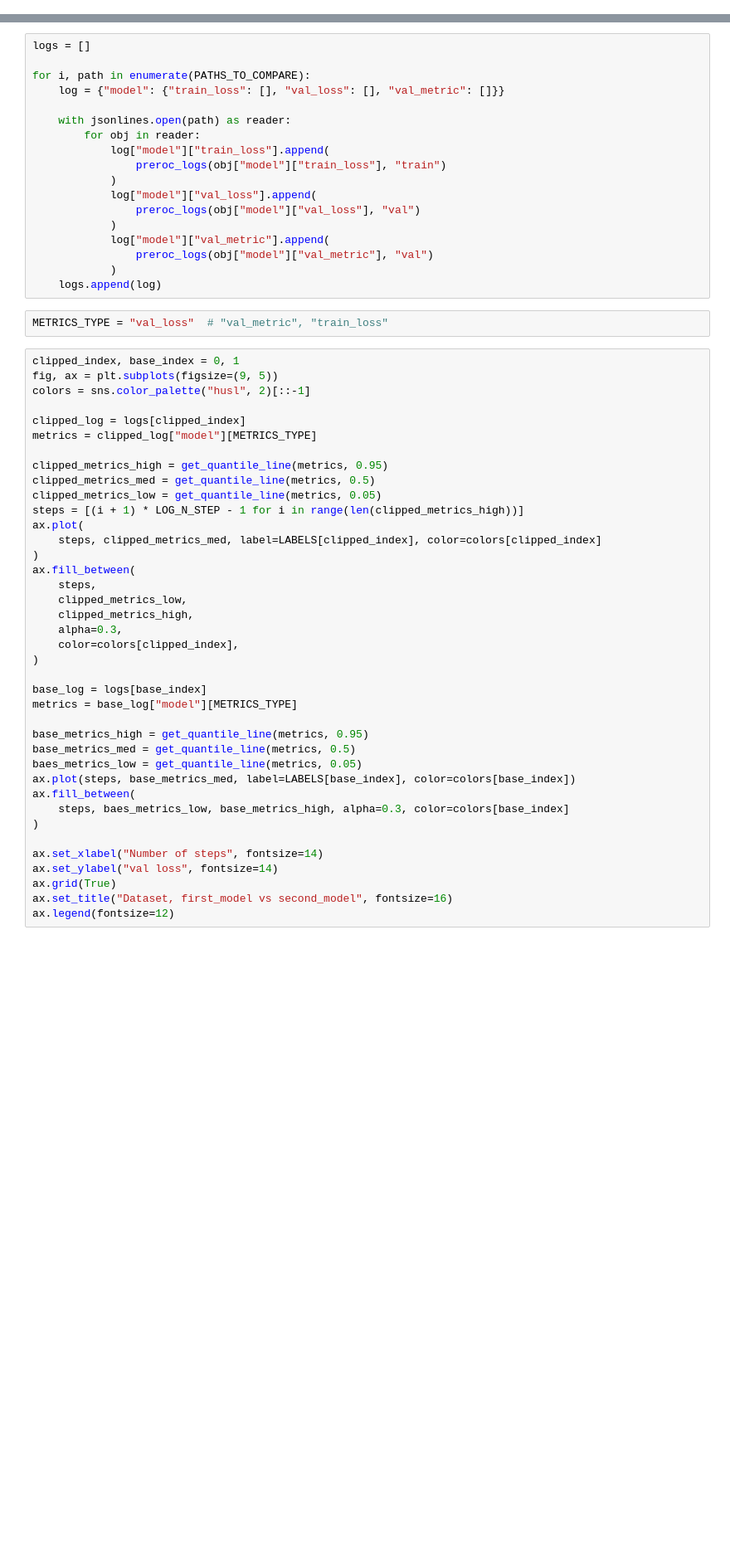
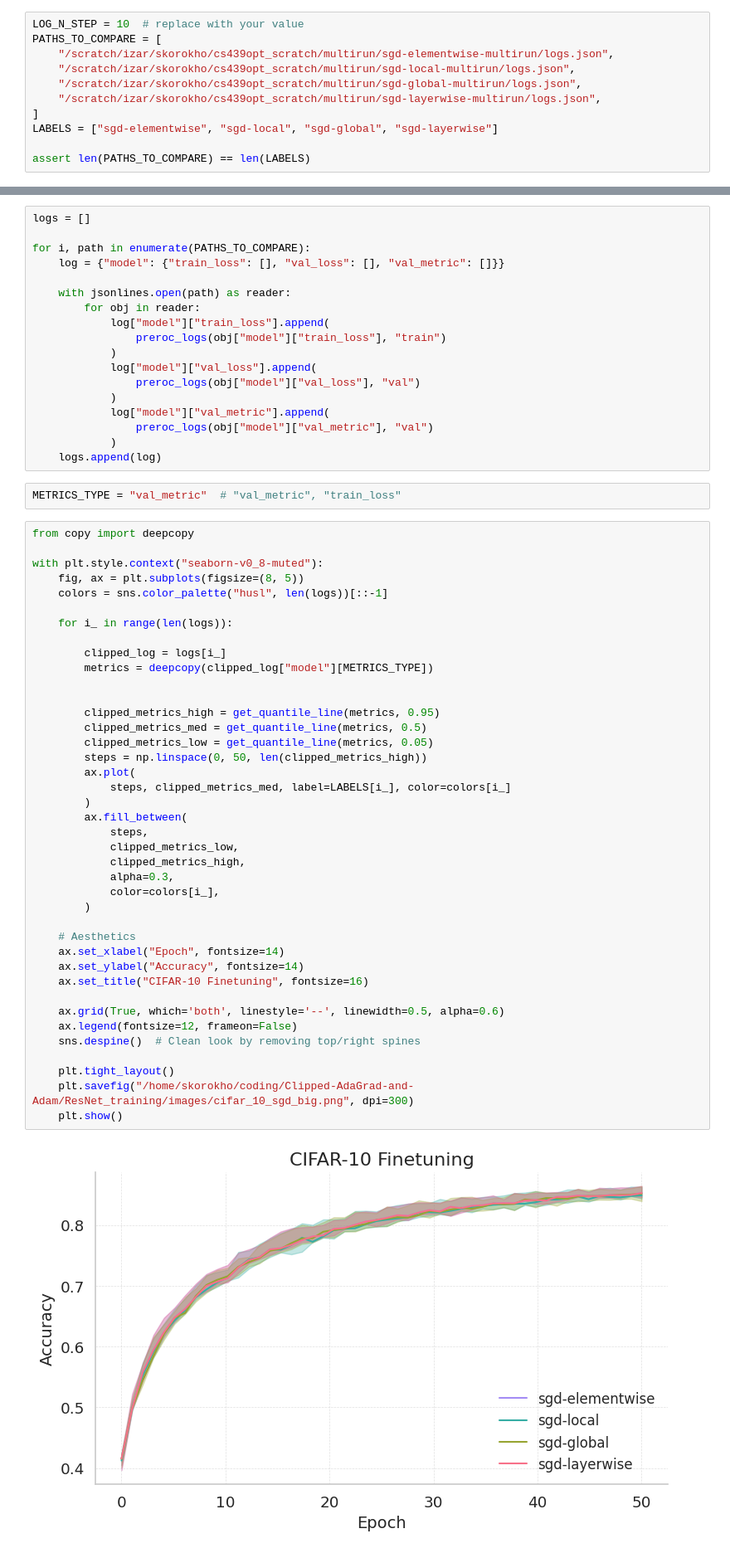
Before and after one commit to Andron00e/Clipped-AdaGrad-and-Adam, a Jupyter notebook: ALBERT_fine_tuning/visualization.ipynb, the cells around one changed output, grey strips where cells are left out. Shown at 83% size. Cells and saved outputs as stored; diff of their text form; blank space fills up the shorter version.

```diff
--- a/ALBERT_fine_tuning/visualization.ipynb
+++ b/ALBERT_fine_tuning/visualization.ipynb
@@ -104,3 +138,14 @@ assert len(PATHS_TO_COMPARE) == len(LABELS)
+# %%
+LOG_N_STEP = 10  # replace with your value
+PATHS_TO_COMPARE = [
+    "/scratch/izar/skorokho/cs439opt_scratch/multirun/sgd-elementwise-multirun/logs.json",
+    "/scratch/izar/skorokho/cs439opt_scratch/multirun/sgd-local-multirun/logs.json",
+    "/scratch/izar/skorokho/cs439opt_scratch/multirun/sgd-global-multirun/logs.json",
+    "/scratch/izar/skorokho/cs439opt_scratch/multirun/sgd-layerwise-multirun/logs.json",
+]
+LABELS = ["sgd-elementwise", "sgd-local", "sgd-global", "sgd-layerwise"]
+
+assert len(PATHS_TO_COMPARE) == len(LABELS)
 # %%
 def preroc_logs(raw_logs, stage, log_n_step=LOG_N_STEP):
     if stage == "train":
@@ -129,43 +174,46 @@ for i, path in enumerate(PATHS_TO_COMPARE):
             )
     logs.append(log)
 # %%
-METRICS_TYPE = "val_loss"  # "val_metric", "train_loss"
+METRICS_TYPE = "val_metric"  # "val_metric", "train_loss"
 # %%
-clipped_index, base_index = 0, 1
-fig, ax = plt.subplots(figsize=(9, 5))
-colors = sns.color_palette("husl", 2)[::-1]
+from copy import deepcopy
 
-clipped_log = logs[clipped_index]
-metrics = clipped_log["model"][METRICS_TYPE]
+with plt.style.context("seaborn-v0_8-muted"):
+    fig, ax = plt.subplots(figsize=(8, 5))
+    colors = sns.color_palette("husl", len(logs))[::-1]
 
-clipped_metrics_high = get_quantile_line(metrics, 0.95)
-clipped_metrics_med = get_quantile_line(metrics, 0.5)
-clipped_metrics_low = get_quantile_line(metrics, 0.05)
-steps = [(i + 1) * LOG_N_STEP - 1 for i in range(len(clipped_metrics_high))]
-ax.plot(
-    steps, clipped_metrics_med, label=LABELS[clipped_index], color=colors[clipped_index]
-)
-ax.fill_between(
-    steps,
-    clipped_metrics_low,
-    clipped_metrics_high,
-    alpha=0.3,
-    color=colors[clipped_index],
-)
+    for i_ in range(len(logs)):
 
-base_log = logs[base_index]
-metrics = base_log["model"][METRICS_TYPE]
+        clipped_log = logs[i_]
+        metrics = deepcopy(clipped_log["model"][METRICS_TYPE])
 
-base_metrics_high = get_quantile_line(metrics, 0.95)
-base_metrics_med = get_quantile_line(metrics, 0.5)
-baes_metrics_low = get_quantile_line(metrics, 0.05)
-ax.plot(steps, base_metrics_med, label=LABELS[base_index], color=colors[base_index])
-ax.fill_between(
-    steps, baes_metrics_low, base_metrics_high, alpha=0.3, color=colors[base_index]
-)
 
-ax.set_xlabel("Number of steps", fontsize=14)
-ax.set_ylabel("val loss", fontsize=14)
-ax.grid(True)
-ax.set_title("Dataset, first_model vs second_model", fontsize=16)
-ax.legend(fontsize=12)
+        clipped_metrics_high = get_quantile_line(metrics, 0.95)
+        clipped_metrics_med = get_quantile_line(metrics, 0.5)
+        clipped_metrics_low = get_quantile_line(metrics, 0.05)
+        steps = np.linspace(0, 50, len(clipped_metrics_high))
+        ax.plot(
+            steps, clipped_metrics_med, label=LABELS[i_], color=colors[i_]
+        )
+        ax.fill_between(
+            steps,
+            clipped_metrics_low,
+            clipped_metrics_high,
+            alpha=0.3,
+            color=colors[i_],
+        )
+
+    # Aesthetics
+    ax.set_xlabel("Epoch", fontsize=14)
+    ax.set_ylabel("Accuracy", fontsize=14)
+    ax.set_title("CIFAR-10 Finetuning", fontsize=16)
+
+    ax.grid(True, which='both', linestyle='--', linewidth=0.5, alpha=0.6)
+    ax.legend(fontsize=12, frameon=False)
+    sns.despine()  # Clean look by removing top/right spines
+
+    plt.tight_layout()
+    plt.savefig("/home/skorokho/coding/Clipped-AdaGrad-and-Adam/ResNet_training/images/cifar_10_sgd_big.png", dpi=300)
+    plt.show()
+# %% [output]
+[figure, added]
```
Also changed, not shown: parts of 9 cells of this notebook, 17 other files.
